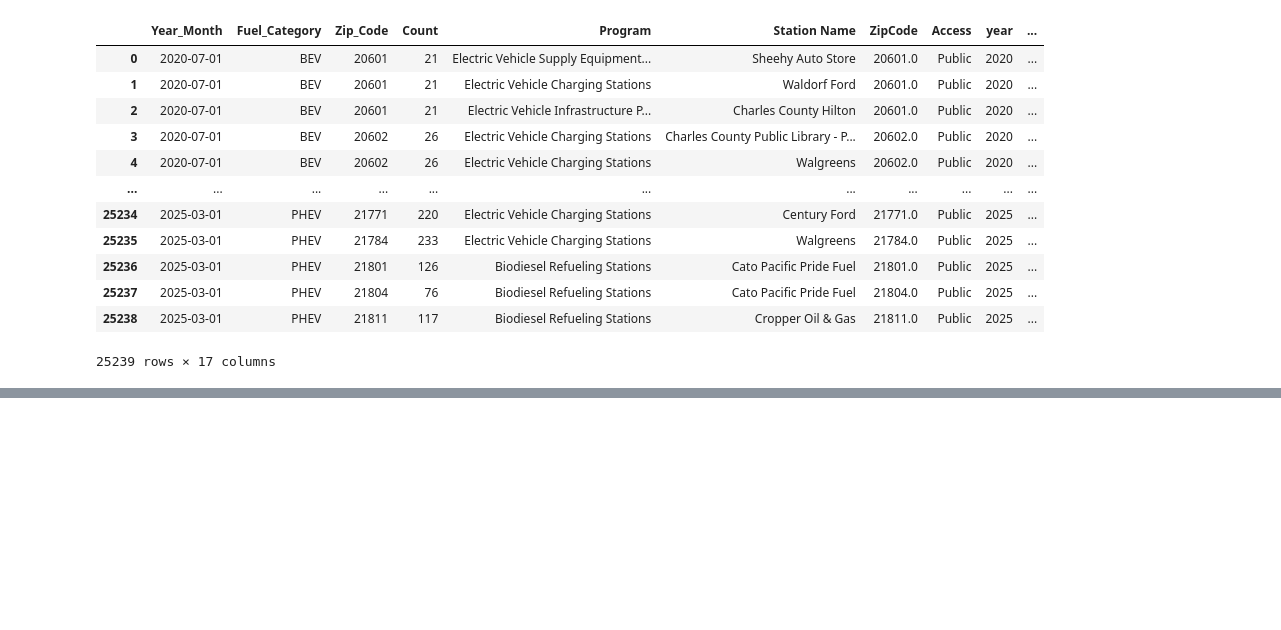
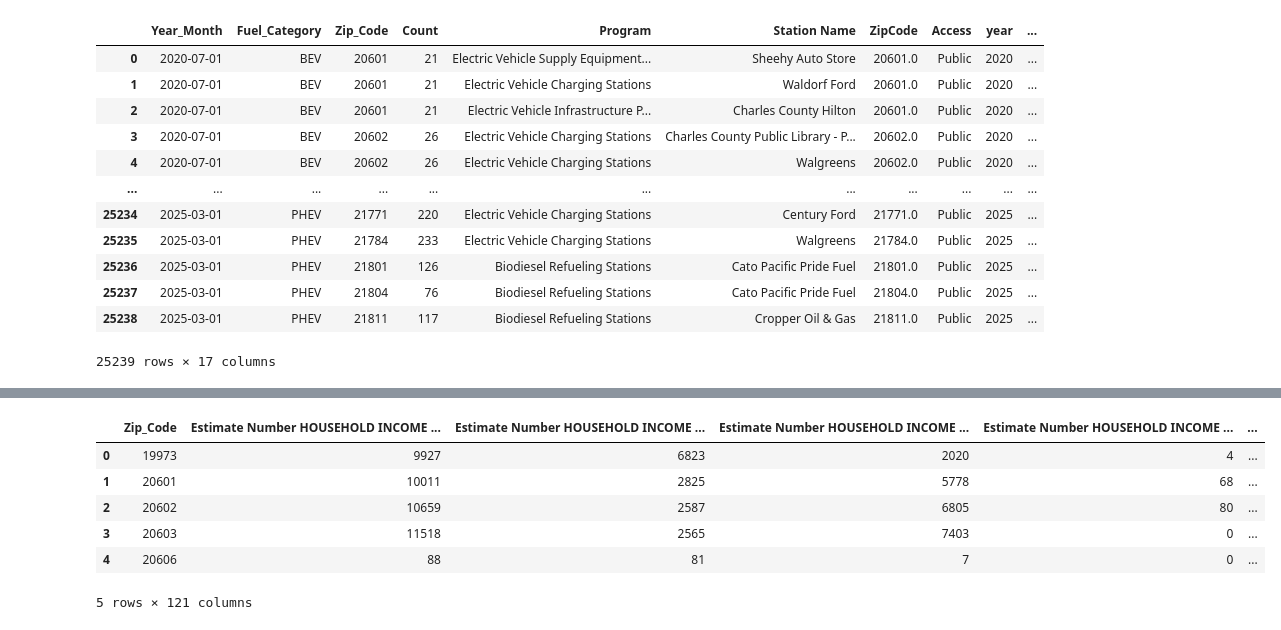
Before and after one commit to chriss-mo/md-evs, a Jupyter notebook: EDA.ipynb, the cells around one changed output, grey strips where cells are left out. Cells and saved outputs as stored; diff of their text form; code cells hidden in the pictures; blank space fills up the shorter version.

```diff
--- a/EDA.ipynb
+++ b/EDA.ipynb
@@ -180,0 +201,11 @@ with_zip_stats
+# %%
+df1903 = proc_df('./data/1903.csv')
+df1903.head()
+# %% [output]
+|  | Zip_Code | Estimate Number HOUSEHOLD INCOME ... | Estimate Number HOUSEHOLD INCOME ... | Estimate Number HOUSEHOLD INCOME ... | Estimate Number HOUSEHOLD INCOME ... | ... |
+| 0 | 19973 | 9927 | 6823 | 2020 | 4 | ... |
+| 1 | 20601 | 10011 | 2825 | 5778 | 68 | ... |
+| 2 | 20602 | 10659 | 2587 | 6805 | 80 | ... |
+| 3 | 20603 | 11518 | 2565 | 7403 | 0 | ... |
+| 4 | 20606 | 88 | 81 | 7 | 0 | ... |
+5 rows × 121 columns
```
Also changed, not shown: parts of 5 cells of this notebook, 7 other files.
